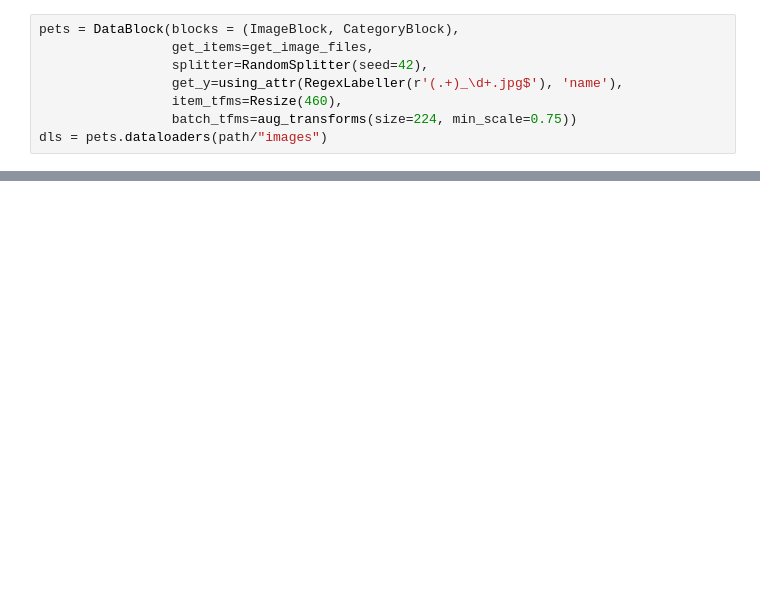
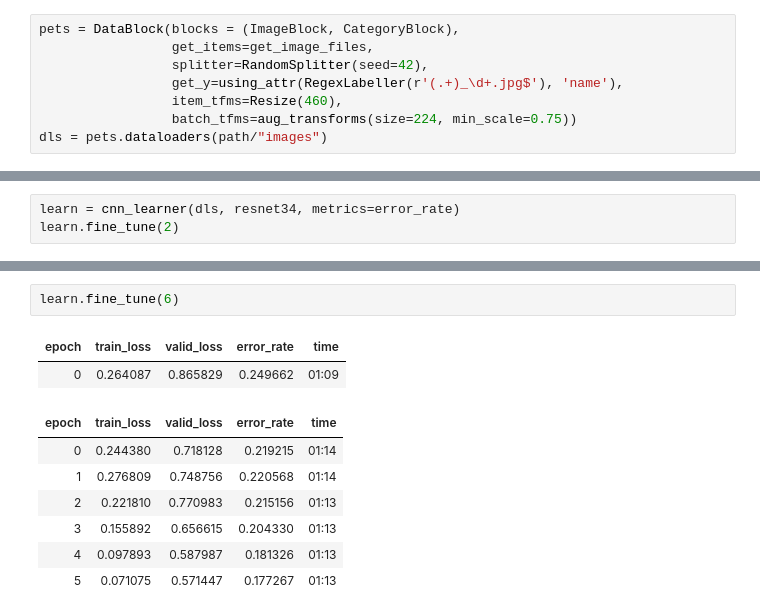
Before and after one commit to LukeWeidenwalker/fastai-notebooks, a Jupyter notebook: 05_pets.ipynb, the cells around one changed output, grey strips where cells are left out. Cells and saved outputs as stored; diff of their text form; blank space fills up the shorter version.

```diff
--- a/05_pets.ipynb
+++ b/05_pets.ipynb
@@ -42,0 +26,3 @@ Building one sample
+# %%
+learn = cnn_learner(dls, resnet34, metrics=error_rate)
+learn.fine_tune(2)
@@ -42,0 +36,12 @@ Building one sample
+# %%
+learn.fine_tune(6)
+# %% [output]
+| epoch | train_loss | valid_loss | error_rate | time |
+| 0 | 0.264087 | 0.865829 | 0.249662 | 01:09 |
+| epoch | train_loss | valid_loss | error_rate | time |
+| 0 | 0.244380 | 0.718128 | 0.219215 | 01:14 |
+| 1 | 0.276809 | 0.748756 | 0.220568 | 01:14 |
+| 2 | 0.221810 | 0.770983 | 0.215156 | 01:13 |
+| 3 | 0.155892 | 0.656615 | 0.204330 | 01:13 |
+| 4 | 0.097893 | 0.587987 | 0.181326 | 01:13 |
+| 5 | 0.071075 | 0.571447 | 0.177267 | 01:13 |
```
Also changed, not shown: parts of 4 cells of this notebook.
